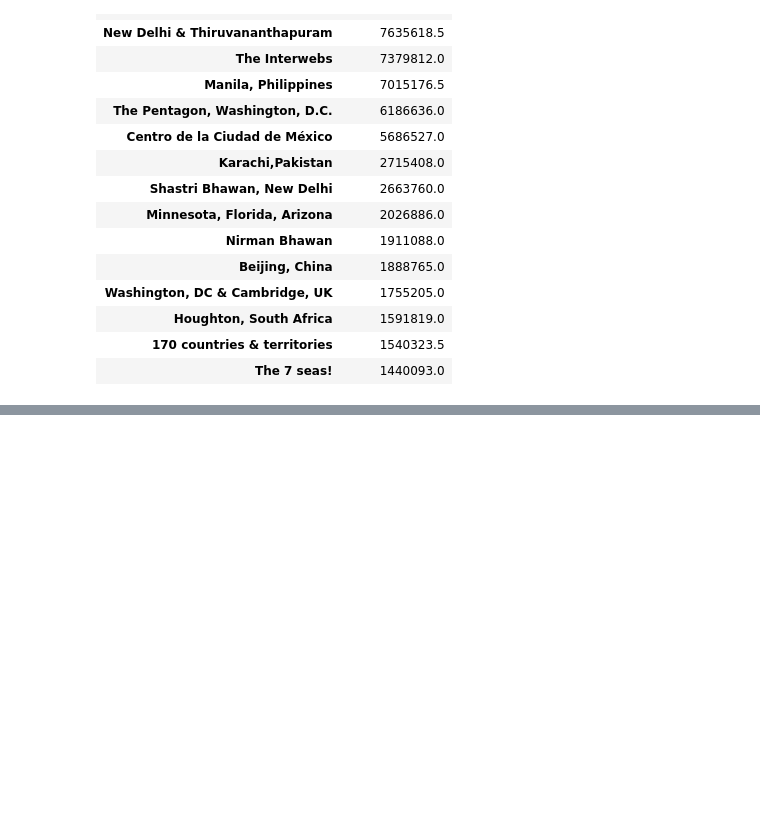
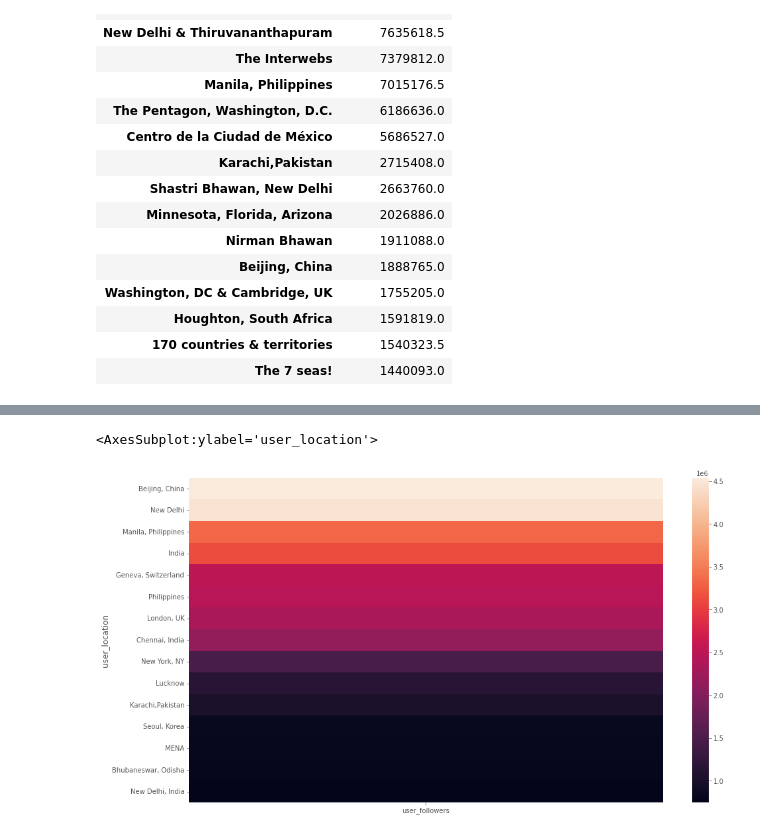
Before and after one commit to JGIOitesm/TC1002S, a Jupyter notebook: Dia 4 y 5 - Reto/covid.ipynb, the cells around one changed output, grey strips where cells are left out. Saved outputs shown, nothing was run; the diff lists cells and outputs as text; code cells hidden in the pictures; blank space fills up the shorter version.

```diff
--- a/Dia 4 y 5 - Reto/covid.ipynb
+++ b/Dia 4 y 5 - Reto/covid.ipynb
@@ -259,0 +303,5 @@ NameError: name 'wordClouder' is not defined
+# %%
+sns.heatmap(co_df_std.head(15))
+# %% [output]
+<AxesSubplot:ylabel='user_location'>
+[figure, added]
```
Also changed, not shown: parts of 14 cells of this notebook.
